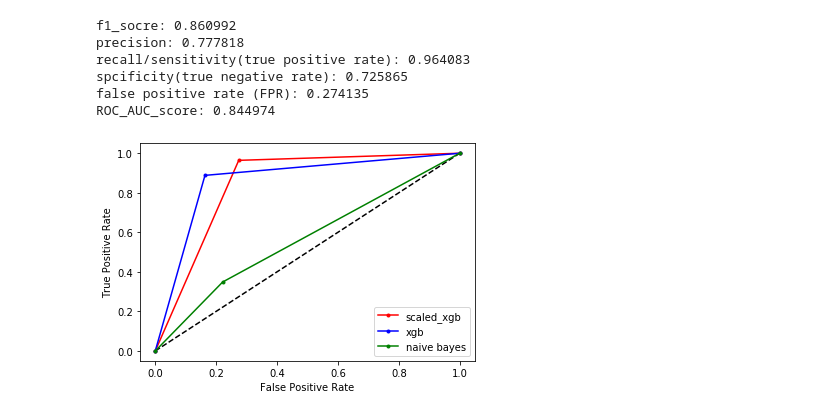
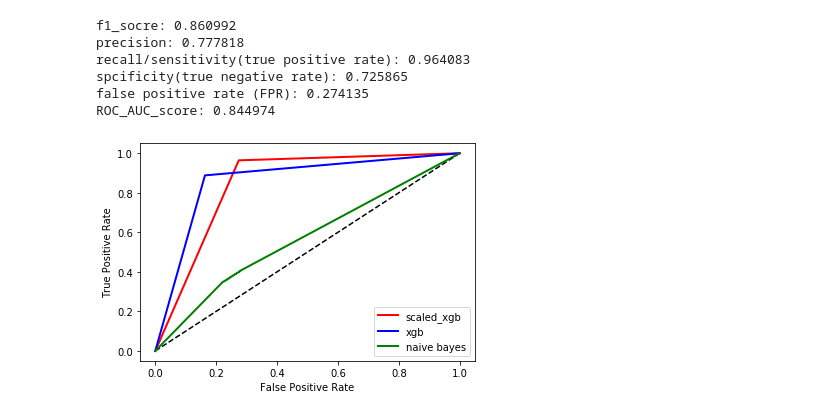
Before and after one commit to Shunling/Insight_HealthDataScience, a Jupyter notebook: Projects/P3/Models.ipynb, the cells around one changed output. Saved outputs shown, nothing was run; the diff lists cells and outputs as text; code cells hidden in the pictures.

Commit message:
ROC_curve_update

```diff
--- a/Projects/P3/Models.ipynb
+++ b/Projects/P3/Models.ipynb
@@ -415,19 +415,19 @@ pickle.dump(models2_xgb_up[2],open("Models/xgb_up_scaled.dat", "wb"))
 # %%
 # calculate roc curves
 xgb_scale_fpr, xgb_scale_tpr, _ = roc_curve(yuptest, models2_xgb_up[2].predict(Xuptest))
 xgb_fpr, xgb_tpr, _ = roc_curve(yuptest, models_xgb_up[1].predict(Xuptest))
-nb_fpr, nb_tpr, _ = roc_curve(yuptest, models_nb_up[0].predict(Xuptest))
+nb_fpr, nb_tpr, _ = roc_curve(yuptest, models_nb_up[0].predict_proba(Xuptest)[:,1])
 # plot the roc curve for the model
 plt.plot([0,0.5,1],[0,0.5,1], linestyle='--', color = 'black') # default classification bound
-plt.plot(xgb_scale_fpr, xgb_scale_tpr, marker='.', color = 'r',label='scaled_xgb')
-plt.plot(xgb_fpr, xgb_tpr, marker='.', color = 'b', label='xgb')
-plt.plot(nb_fpr, nb_tpr, marker='.', color = 'g', label='naive bayes')
+plt.plot(xgb_scale_fpr, xgb_scale_tpr, color = 'r',linewidth=2,label='scaled_xgb')
+plt.plot(xgb_fpr, xgb_tpr, color = 'b', linewidth=2,label='xgb')
+plt.plot(nb_fpr, nb_tpr, color = 'g',linewidth=2, label='naive bayes')
 # axis labels
 plt.xlabel('False Positive Rate')
 plt.ylabel('True Positive Rate')
 # show the legend
 plt.legend()
 # show the plot
 plt.show()
 # %% [output]
-[figure, old version]
+[figure, new version]
```
